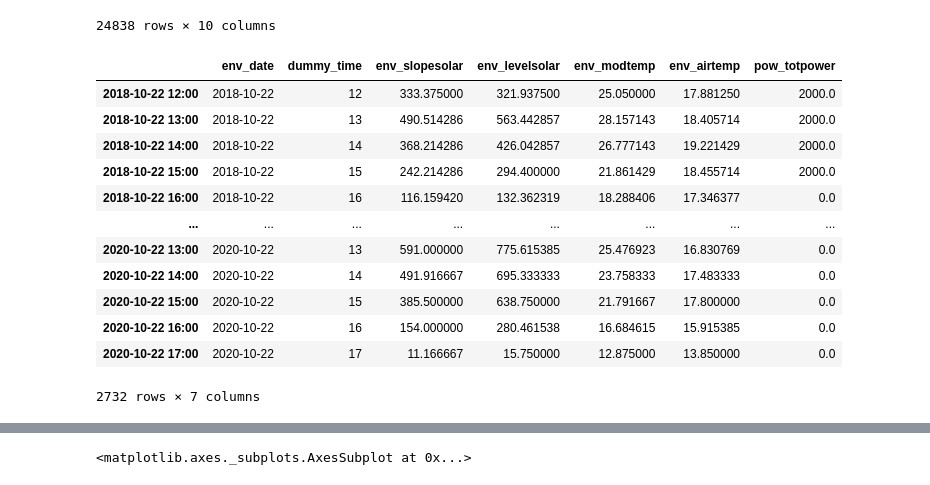
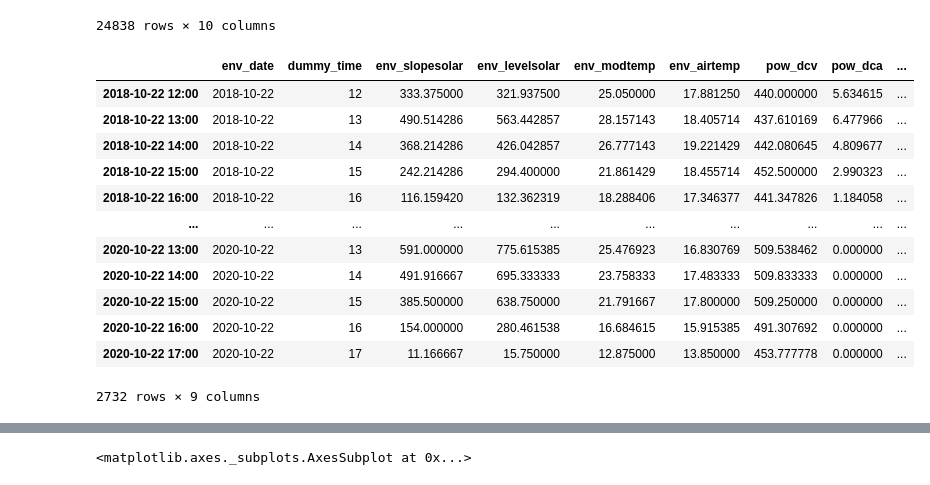
Before and after one commit to Baeseongbeen/Enittproj, a Jupyter notebook: Enitt/diff_반포써밋2.ipynb, the cells around one changed output, grey strips where cells are left out. Drawn from its saved outputs; the diff is of its cells as text; code cells hidden in the pictures.

```diff
--- a/Enitt/diff_반포써밋2.ipynb
+++ b/Enitt/diff_반포써밋2.ipynb
@@ -192,48 +192,68 @@ def groupby_solar():
     return ent_data_perhour_sort
     # print(ent_data_perhour_sort["dummy_time"].unique())
 
 
+def groupby_solar_reset():
+    ## 필요한 컬럼만 가져오기
+    ent_data_need = ent_data_solar1[["pow_date", "pow_time", "pow_dcv", "pow_dca"]]
 
+    ## time 구분
+    dummy_time_list = []
+    for i in ent_data_need["pow_time"]:
+        dummy_time_list.append(i[:2])
+    ent_data_need["dummy_time"] = dummy_time_list
+
+    ent_data_need["watt"] = ent_data_need["pow_dcv"] * ent_data_need["pow_dca"]
+
+    ## RESET 발전량 :: 직류 전압 X 직류 전류 : 발전량 ,, GROUPBY해서 직류X전류 의 평균량으로 구한다
+    ent_data_perhour = ent_data_need.groupby(["pow_date", "dummy_time"]).mean()
+    ent_data_perhour = ent_data_perhour.reset_index()
+
+
+    drop_data = ent_data_perhour.isin({"dummy_time" : ["00", "01", "02", "03", "04", "05", "06", "07","08", "19", "20", "21", "22", "23"]})
+    ent_data_perhour_sort = ent_data_perhour[~drop_data].dropna()
+
+    return ent_data_perhour_sort
 
 ### weather, solar join
 def join_weather_solar(a, b):
     sub_index1 = a["env_date"] + " " + a["dummy_time"] + ":00"
     a.index = sub_index1
 
     sub_index2 = b["pow_date"] + " " + b["dummy_time"] + ":00"
     b.index = sub_index2
 
-    joinset = a.join(b["pow_totpower"])
+    joinset = a.join(b[["pow_dcv", "pow_dca", "watt" ]])
     ent_data_solar_weather = joinset.dropna()
 
 
     return ent_data_solar_weather
 
 ent_data_weather_sort = groupby_weather()
-ent_data_perhour_sort = groupby_solar()
+ent_data_perhour_sort = groupby_solar_reset()
 ent_data_solar_weather = join_weather_solar(ent_data_weather_sort, ent_data_perhour_sort)
 ent_data_solar_weather
 # pow_perhour
 # sns.boxplot(ent_data_weather_sort["env_slopesolar"])
 # sns.boxplot(ent_data_weather_sort["env_levelsolar"])
 # sns.boxplot(data = ent_data_weather_sort[["env_slopesolar", "env_levelsolar"]])
 # ent_data_weather_sort[["env_slopesolar", "env_levelsolar"]]
 
 # print(len(joinset) - 2504)
 # %% [output]
-|  | env_date | dummy_time | env_slopesolar | env_levelsolar | env_modtemp | env_airtemp | pow_totpower |
-| 2018-10-22 12:00 | 2018-10-22 | 12 | 333.375000 | 321.937500 | 25.050000 | 17.881250 | 2000.0 |
-| 2018-10-22 13:00 | 2018-10-22 | 13 | 490.514286 | 563.442857 | 28.157143 | 18.405714 | 2000.0 |
-| 2018-10-22 14:00 | 2018-10-22 | 14 | 368.214286 | 426.042857 | 26.777143 | 19.221429 | 2000.0 |
-| 2018-10-22 15:00 | 2018-10-22 | 15 | 242.214286 | 294.400000 | 21.861429 | 18.455714 | 2000.0 |
-| 2018-10-22 16:00 | 2018-10-22 | 16 | 116.159420 | 132.362319 | 18.288406 | 17.346377 | 0.0 |
-| ... | ... | ... | ... | ... | ... | ... | ... |
-| 2020-10-22 13:00 | 2020-10-22 | 13 | 591.000000 | 775.615385 | 25.476923 | 16.830769 | 0.0 |
-| 2020-10-22 14:00 | 2020-10-22 | 14 | 491.916667 | 695.333333 | 23.758333 | 17.483333 | 0.0 |
-| 2020-10-22 15:00 | 2020-10-22 | 15 | 385.500000 | 638.750000 | 21.791667 | 17.800000 | 0.0 |
-| 2020-10-22 16:00 | 2020-10-22 | 16 | 154.000000 | 280.461538 | 16.684615 | 15.915385 | 0.0 |
-| 2020-10-22 17:00 | 2020-10-22 | 17 | 11.166667 | 15.750000 | 12.875000 | 13.850000 | 0.0 |
+|  | env_date | dummy_time | env_slopesolar | env_levelsolar | env_modtemp | env_airtemp | pow_dcv | pow_dca | ... |
+| 2018-10-22 12:00 | 2018-10-22 | 12 | 333.375000 | 321.937500 | 25.050000 | 17.881250 | 440.000000 | 5.634615 | ... |
+| 2018-10-22 13:00 | 2018-10-22 | 13 | 490.514286 | 563.442857 | 28.157143 | 18.405714 | 437.610169 | 6.477966 | ... |
+| 2018-10-22 14:00 | 2018-10-22 | 14 | 368.214286 | 426.042857 | 26.777143 | 19.221429 | 442.080645 | 4.809677 | ... |
+| 2018-10-22 15:00 | 2018-10-22 | 15 | 242.214286 | 294.400000 | 21.861429 | 18.455714 | 452.500000 | 2.990323 | ... |
+| 2018-10-22 16:00 | 2018-10-22 | 16 | 116.159420 | 132.362319 | 18.288406 | 17.346377 | 441.347826 | 1.184058 | ... |
+| ... | ... | ... | ... | ... | ... | ... | ... | ... | ... |
+| 2020-10-22 13:00 | 2020-10-22 | 13 | 591.000000 | 775.615385 | 25.476923 | 16.830769 | 509.538462 | 0.000000 | ... |
+| 2020-10-22 14:00 | 2020-10-22 | 14 | 491.916667 | 695.333333 | 23.758333 | 17.483333 | 509.833333 | 0.000000 | ... |
+| 2020-10-22 15:00 | 2020-10-22 | 15 | 385.500000 | 638.750000 | 21.791667 | 17.800000 | 509.250000 | 0.000000 | ... |
+| 2020-10-22 16:00 | 2020-10-22 | 16 | 154.000000 | 280.461538 | 16.684615 | 15.915385 | 491.307692 | 0.000000 | ... |
+| 2020-10-22 17:00 | 2020-10-22 | 17 | 11.166667 | 15.750000 | 12.875000 | 13.850000 | 453.777778 | 0.000000 | ... |
-2732 rows × 7 columns
+2732 rows × 9 columns
 # %%
 ## 기업, 공공 join
 
```
Also changed, not shown: parts of 7 cells of this notebook, 9 other files.
